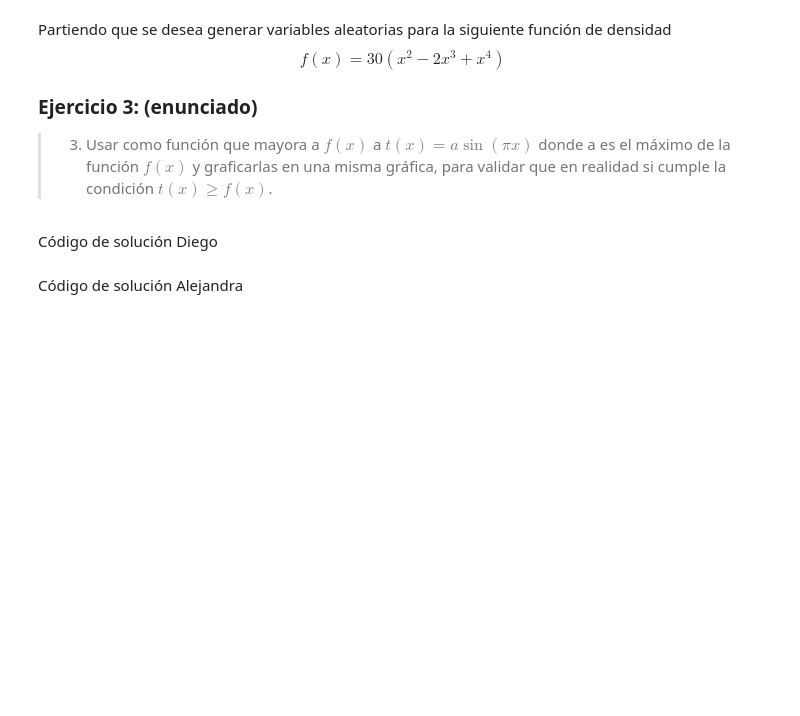
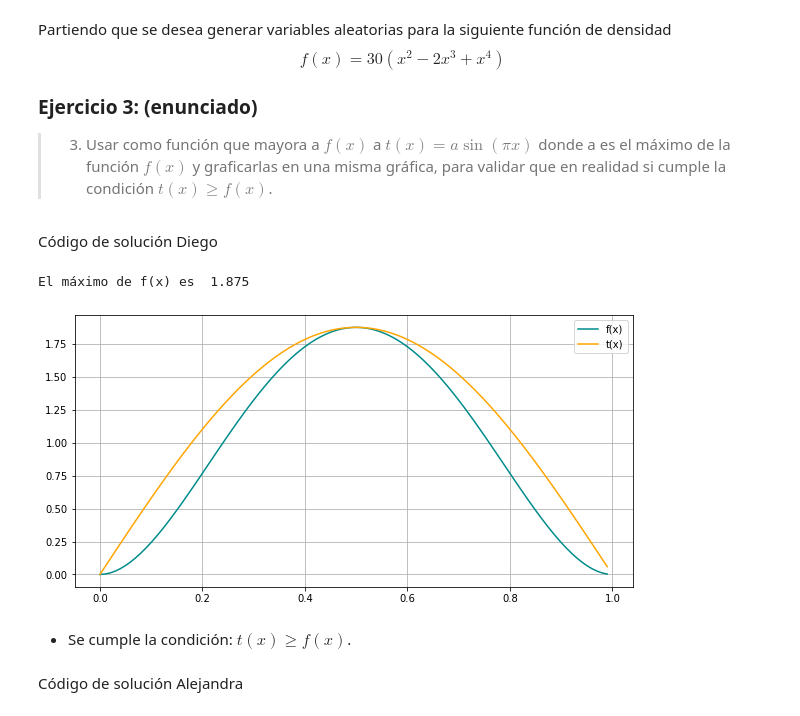
Before and after one commit to diegolazareno/Tarea6_DALopez_ARico, a Jupyter notebook: Tarea6_DALopez_ARico.ipynb, the cells around one changed output. Cells and saved outputs as stored; diff of their text form; code cells hidden in the pictures; blank space fills up the shorter version.

Commit message:
Resolución Completa
Se terminan los códigos para el resto de los ejercicios.

```diff
--- a/Tarea6_DALopez_ARico.ipynb
+++ b/Tarea6_DALopez_ARico.ipynb
@@ -242,3 +236,24 @@ Código de solución Diego
+# %%
+# Código de solución estudiante 1
+# f(x) = 30 * (x^2 - 2x^3 + x^4)
+f = lambda x : 30 * (x**2 - 2 * x ** 3 + x** 4)
+max_f = f(optimize.fmin(lambda x : -f(x), 0, disp=False))
+print("El máximo de f(x) es ", max_f[0])
+# t(x)
+t = lambda x : max_f * np.sin(np.pi * x)
+x = np.arange(0, 1, 0.01)
+
+# Visualización
+plt.figure(figsize = (10, 5))
+plt.plot(x, f(x), color = "darkcyan", label = "f(x)")
+plt.plot(x, t(x), color = "orange", label = "t(x)")
+plt.legend(loc = "best")
+plt.grid();
+# %% [output]
+El máximo de f(x) es  1.875
+[figure, added]
+# %% [markdown]
++ Se cumple la condición: $t(x) \geq f(x)$.
 # %% [markdown]
 Código de solución Alejandra
 # %%
```
Also changed, not shown: parts of 19 cells of this notebook.
